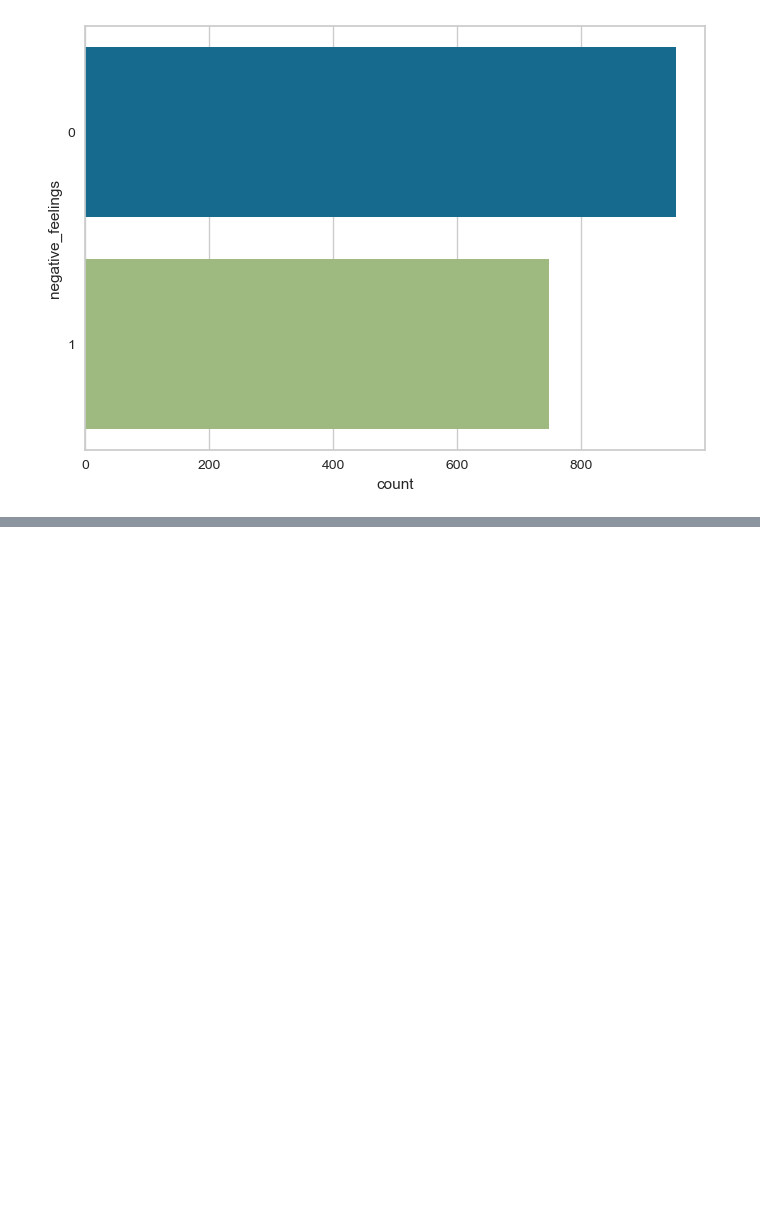
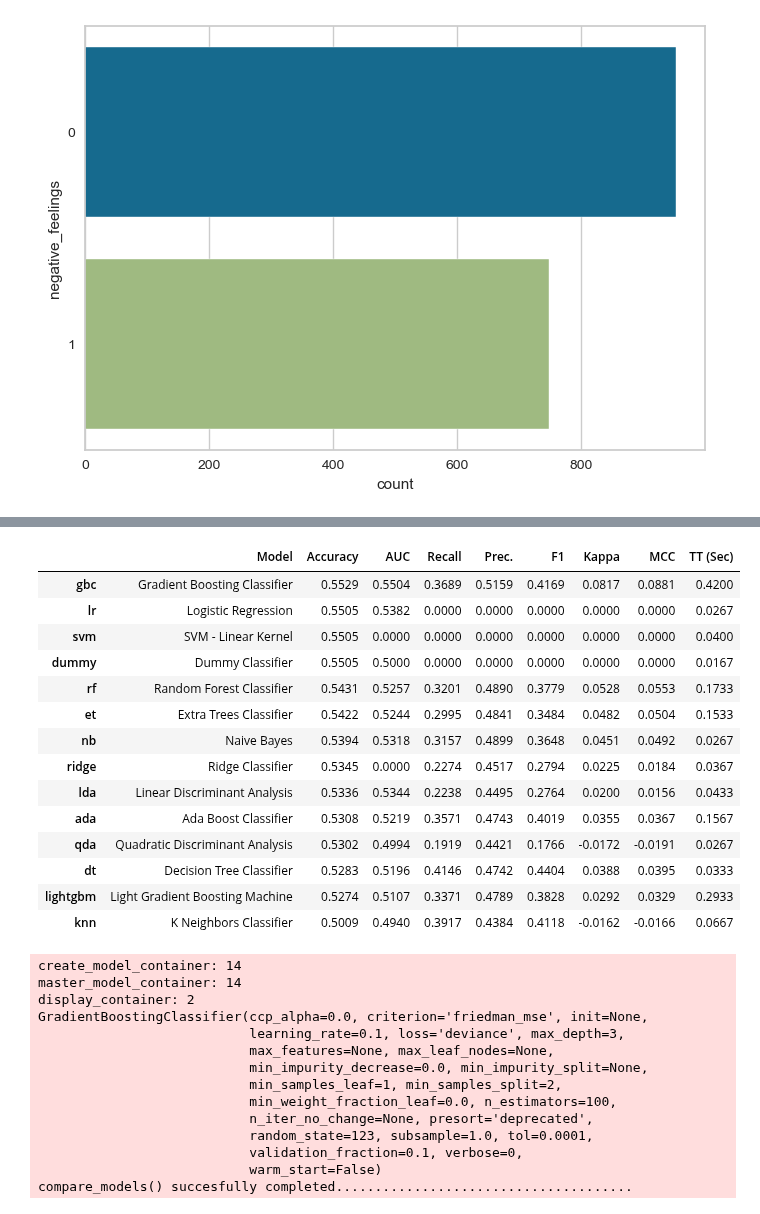
Before and after one commit to kcristinaa/RAIS-miniproject, a Jupyter notebook: predict_semas_pycaret_runs.ipynb, the cells around one changed output, grey strips where cells are left out. Drawn from its saved outputs; the diff is of its cells as text; code cells hidden in the pictures; blank space fills up the shorter version.

```diff
--- a/predict_semas_pycaret_runs.ipynb
+++ b/predict_semas_pycaret_runs.ipynb
@@ -261,0 +188,32 @@ ValueError: y contains previously unseen labels: '0'
+# %%
+best=compare_models()
+# %% [output]
+|  | Model | Accuracy | AUC | Recall | Prec. | F1 | Kappa | MCC | TT (Sec) |
+| gbc | Gradient Boosting Classifier | 0.5529 | 0.5504 | 0.3689 | 0.5159 | 0.4169 | 0.0817 | 0.0881 | 0.4200 |
+| lr | Logistic Regression | 0.5505 | 0.5382 | 0.0000 | 0.0000 | 0.0000 | 0.0000 | 0.0000 | 0.0267 |
+| svm | SVM - Linear Kernel | 0.5505 | 0.0000 | 0.0000 | 0.0000 | 0.0000 | 0.0000 | 0.0000 | 0.0400 |
+| dummy | Dummy Classifier | 0.5505 | 0.5000 | 0.0000 | 0.0000 | 0.0000 | 0.0000 | 0.0000 | 0.0167 |
+| rf | Random Forest Classifier | 0.5431 | 0.5257 | 0.3201 | 0.4890 | 0.3779 | 0.0528 | 0.0553 | 0.1733 |
+| et | Extra Trees Classifier | 0.5422 | 0.5244 | 0.2995 | 0.4841 | 0.3484 | 0.0482 | 0.0504 | 0.1533 |
+| nb | Naive Bayes | 0.5394 | 0.5318 | 0.3157 | 0.4899 | 0.3648 | 0.0451 | 0.0492 | 0.0267 |
+| ridge | Ridge Classifier | 0.5345 | 0.0000 | 0.2274 | 0.4517 | 0.2794 | 0.0225 | 0.0184 | 0.0367 |
+| lda | Linear Discriminant Analysis | 0.5336 | 0.5344 | 0.2238 | 0.4495 | 0.2764 | 0.0200 | 0.0156 | 0.0433 |
+| ada | Ada Boost Classifier | 0.5308 | 0.5219 | 0.3571 | 0.4743 | 0.4019 | 0.0355 | 0.0367 | 0.1567 |
+| qda | Quadratic Discriminant Analysis | 0.5302 | 0.4994 | 0.1919 | 0.4421 | 0.1766 | -0.0172 | -0.0191 | 0.0267 |
+| dt | Decision Tree Classifier | 0.5283 | 0.5196 | 0.4146 | 0.4742 | 0.4404 | 0.0388 | 0.0395 | 0.0333 |
+| lightgbm | Light Gradient Boosting Machine | 0.5274 | 0.5107 | 0.3371 | 0.4789 | 0.3828 | 0.0292 | 0.0329 | 0.2933 |
+| knn | K Neighbors Classifier | 0.5009 | 0.4940 | 0.3917 | 0.4384 | 0.4118 | -0.0162 | -0.0166 | 0.0667 |
+create_model_container: 14
+master_model_container: 14
+display_container: 2
+GradientBoostingClassifier(ccp_alpha=0.0, criterion='friedman_mse', init=None,
+                           learning_rate=0.1, loss='deviance', max_depth=3,
+                           max_features=None, max_leaf_nodes=None,
+                           min_impurity_decrease=0.0, min_impurity_split=None,
+                           min_samples_leaf=1, min_samples_split=2,
+                           min_weight_fraction_leaf=0.0, n_estimators=100,
+                           n_iter_no_change=None, presort='deprecated',
+                           random_state=123, subsample=1.0, tol=0.0001,
+                           validation_fraction=0.1, verbose=0,
+                           warm_start=False)
+compare_models() succesfully completed......................................
```
Also changed, not shown: parts of 22 cells of this notebook.
